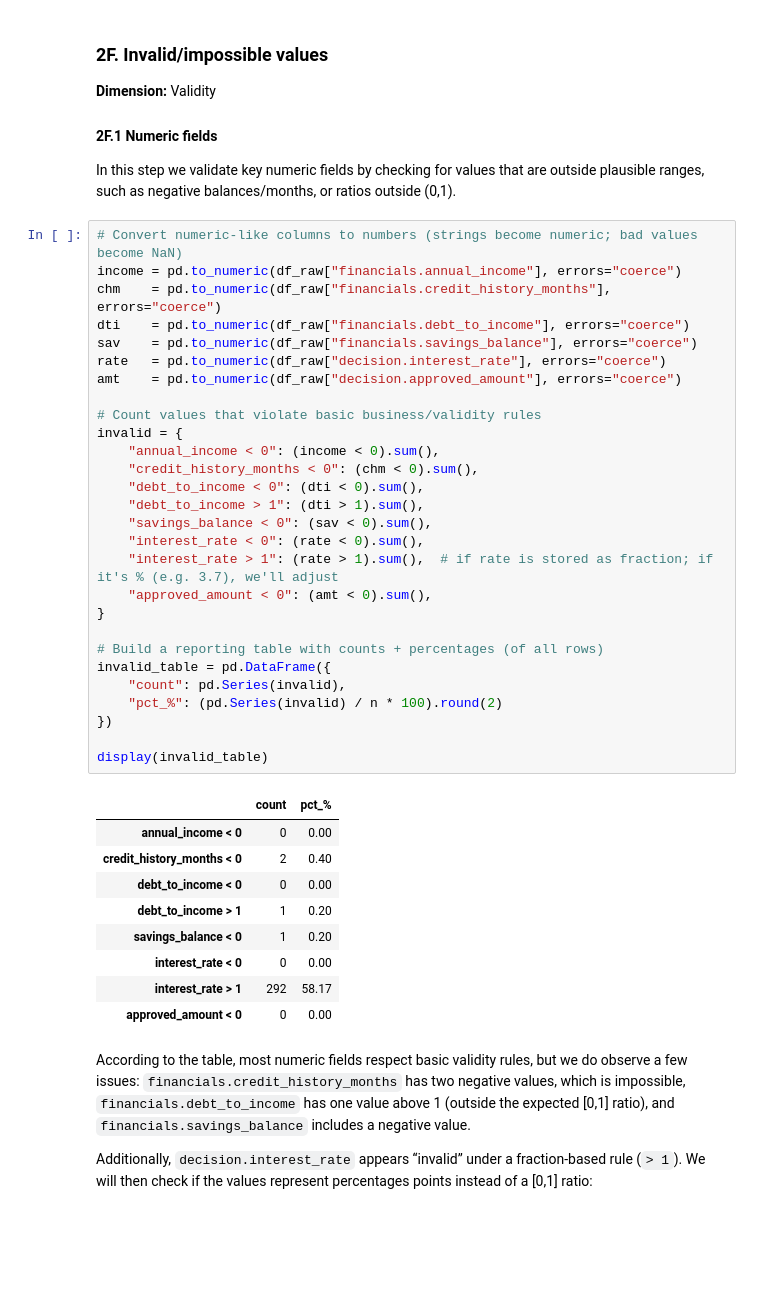
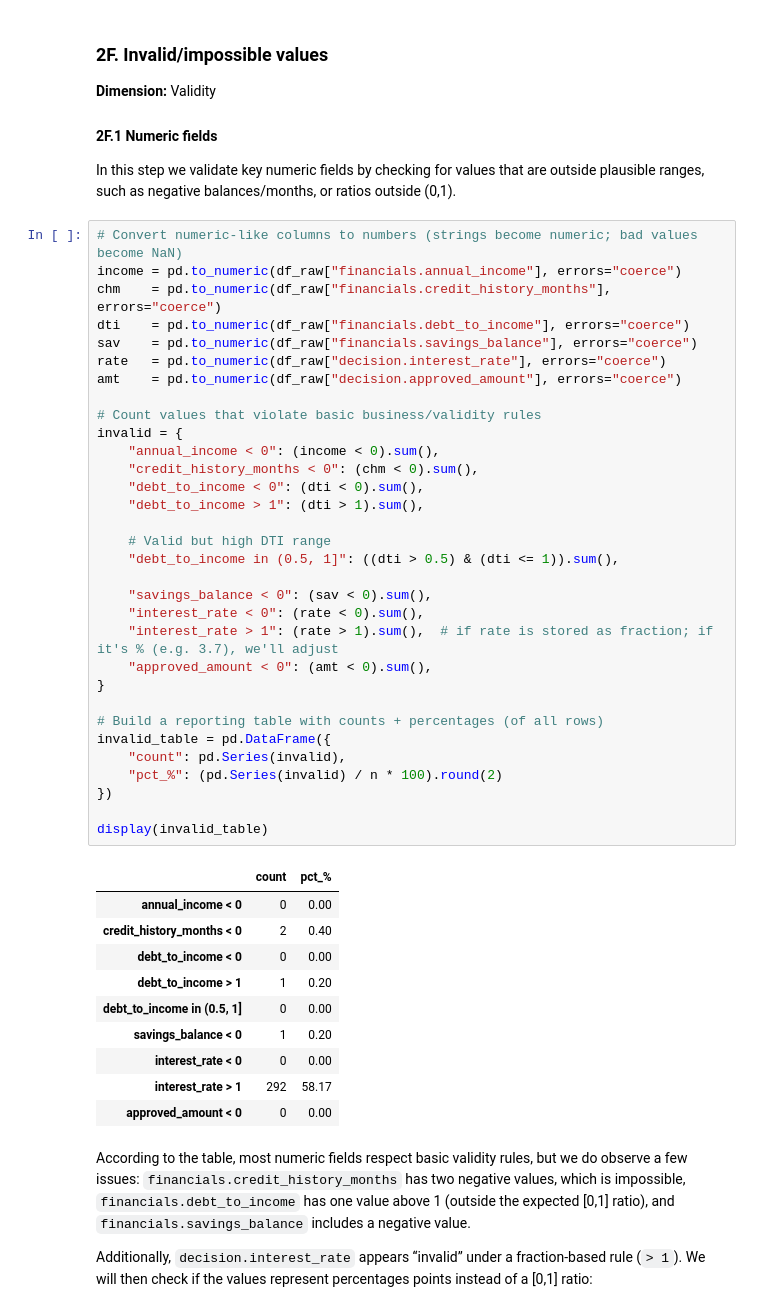
Before and after one commit to catarinapalma01/dego-project-team3, a Jupyter notebook: notebooks/01-data-quality.ipynb, the cells around one changed output. Cells and saved outputs as stored; diff of their text form; blank space fills up the shorter version.

```diff
--- a/notebooks/01-data-quality.ipynb
+++ b/notebooks/01-data-quality.ipynb
@@ -672,33 +672,38 @@ chm    = pd.to_numeric(df_raw["financials.credit_history_months"], errors="coerc
 dti    = pd.to_numeric(df_raw["financials.debt_to_income"], errors="coerce")
 sav    = pd.to_numeric(df_raw["financials.savings_balance"], errors="coerce")
 rate   = pd.to_numeric(df_raw["decision.interest_rate"], errors="coerce")
 amt    = pd.to_numeric(df_raw["decision.approved_amount"], errors="coerce")
 
 # Count values that violate basic business/validity rules
 invalid = {
     "annual_income < 0": (income < 0).sum(),
     "credit_history_months < 0": (chm < 0).sum(),
     "debt_to_income < 0": (dti < 0).sum(),
     "debt_to_income > 1": (dti > 1).sum(),
+
+    # Valid but high DTI range
+    "debt_to_income in (0.5, 1]": ((dti > 0.5) & (dti <= 1)).sum(),
+
     "savings_balance < 0": (sav < 0).sum(),
     "interest_rate < 0": (rate < 0).sum(),
     "interest_rate > 1": (rate > 1).sum(),  # if rate is stored as fraction; if it's % (e.g. 3.7), we'll adjust
     "approved_amount < 0": (amt < 0).sum(),
 }
 
 # Build a reporting table with counts + percentages (of all rows)
 invalid_table = pd.DataFrame({
     "count": pd.Series(invalid),
     "pct_%": (pd.Series(invalid) / n * 100).round(2)
 })
 
 display(invalid_table)
 # %% [output]
 |  | count | pct_% |
 | annual_income < 0 | 0 | 0.00 |
 | credit_history_months < 0 | 2 | 0.40 |
 | debt_to_income < 0 | 0 | 0.00 |
 | debt_to_income > 1 | 1 | 0.20 |
+| debt_to_income in (0.5, 1] | 0 | 0.00 |
 | savings_balance < 0 | 1 | 0.20 |
 | interest_rate < 0 | 0 | 0.00 |
 | interest_rate > 1 | 292 | 58.17 |
```
Also changed, not shown: parts of 5 cells of this notebook, 2 other files.
